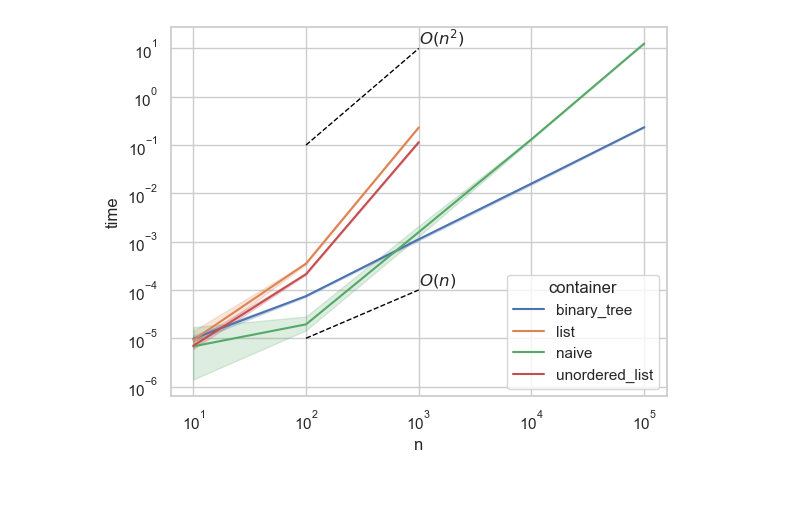
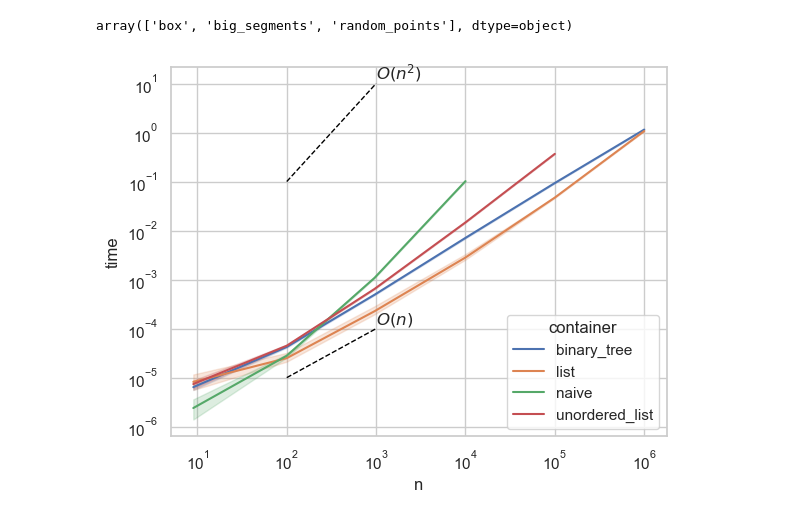
Before and after one commit to mtsodf/algoritmos, a Jupyter notebook: semana06/plots_semana06.ipynb, the cells around one changed output. Cells and saved outputs as stored; diff of their text form; code cells hidden in the pictures; blank space fills up the shorter version.

```diff
--- a/semana06/plots_semana06.ipynb
+++ b/semana06/plots_semana06.ipynb
@@ -32,16 +18,35 @@ print(tikzplotlib.Flavors.latex.preamble())
 # %%
-def read_jsons():
+def read_jsons(folders=[]):
 
     data = []
     # Read jsons files of build/semana03/circles with pathlib
-    jsons = list(pathlib.Path("../build/semana06/experiments/").glob("nointer*.json"))
+    jsons = []
+    for folder in folders:
+        jsons += list(pathlib.Path(folder).glob("*.json"))
+
     jsons.sort()
-    print(jsons)
 
     for json_file in jsons:
+        print(json_file)
         with open(json_file, "r") as f:
             json_values = json.load(f)
             data.append(json_values)
 
-
-    return pd.DataFrame(data)
+    df = pd.DataFrame(data)
+    df["case"] = df["container"] + "_" + df["event_container"]
+    return df
+# %%
+dfs = []
+df_pequenos = read_jsons(["../build/semana06/plot_01/"])
+dfs.append(df_pequenos)
+
+df_grandes = read_jsons(["../build/semana06/plot_big/"])
+dfs.append(df_grandes)
+
+df_grid = read_jsons(["../build/semana06/plot_grid/"])
+dfs.append(df_grid)
+
+df_random = read_jsons(["../build/semana06/plot_random_bkp/"])
+dfs.append(df_grid)
+
+df = pd.concat(dfs)
@@ -48,7 +71,7 @@ def read_jsons():
 # %%
-df = read_jsons()
 default_palette = sns.color_palette("Dark2")
 
 
+sns.set_theme(style="whitegrid")
 hue_categories = df.container.unique()
 hue_colors = {category: color for category, color in zip(hue_categories, default_palette)}
@@ -57,2 +77,0 @@ hue_colors = {category: color for category, color in zip(hue_categories, default
-# %%
-df = read_jsons()
@@ -77,25 +233,35 @@ df
+# %%
+
+df.sort_case.unique()
+# %% [output]
+array(['box', 'big_segments', 'random_points'], dtype=object)
 # %%
 fig, ax = plt.subplots(1, 1)
 sns.set_theme(style="whitegrid")
-sort_case = "big_segments"
-sns.lineplot(data=df[df.sort_case == sort_case], x="n", y="time", ax=ax, hue="container") #, palette=hue_colors)
+sort_case = "box"
+
+
+
+
+
+sns.lineplot(data=df[(df.sort_case == sort_case) ], x="n", y="time", ax=ax, hue="container") #, palette=hue_colors)
 
 
 ax.set(xscale="log", yscale="log")
 
 xs = [100, 1000]; ys = [1e-1, 1e+1]
 ax.plot(xs, ys, color="black", linestyle="dashed", linewidth=1)
 ax.text(xs[-1], ys[-1], "$O(n^{2})$", fontsize=12, verticalalignment="bottom")
 
 xs = [100, 1000]; ys = [1e-5, 1e-4]
 ax.plot(xs, ys, color="black", linestyle="dashed", linewidth=1)
 ax.text(xs[-1], ys[-1], "$O(n)$", fontsize=12, verticalalignment="bottom")
 
 xs = [math.pow(10, i) for i in range(1, 7)]
 ys = [x*math.log(x)/10000000 for x in xs]
 
 plt.savefig(f"tex/figs/tests_{sort_case}.pdf", bbox_inches='tight', pad_inches=0.0)
 
 plt.show()
 # %% [output]
-[figure, old version]
+[figure, new version]
```
Also changed, not shown: parts of 21 cells of this notebook, 1 other file.
